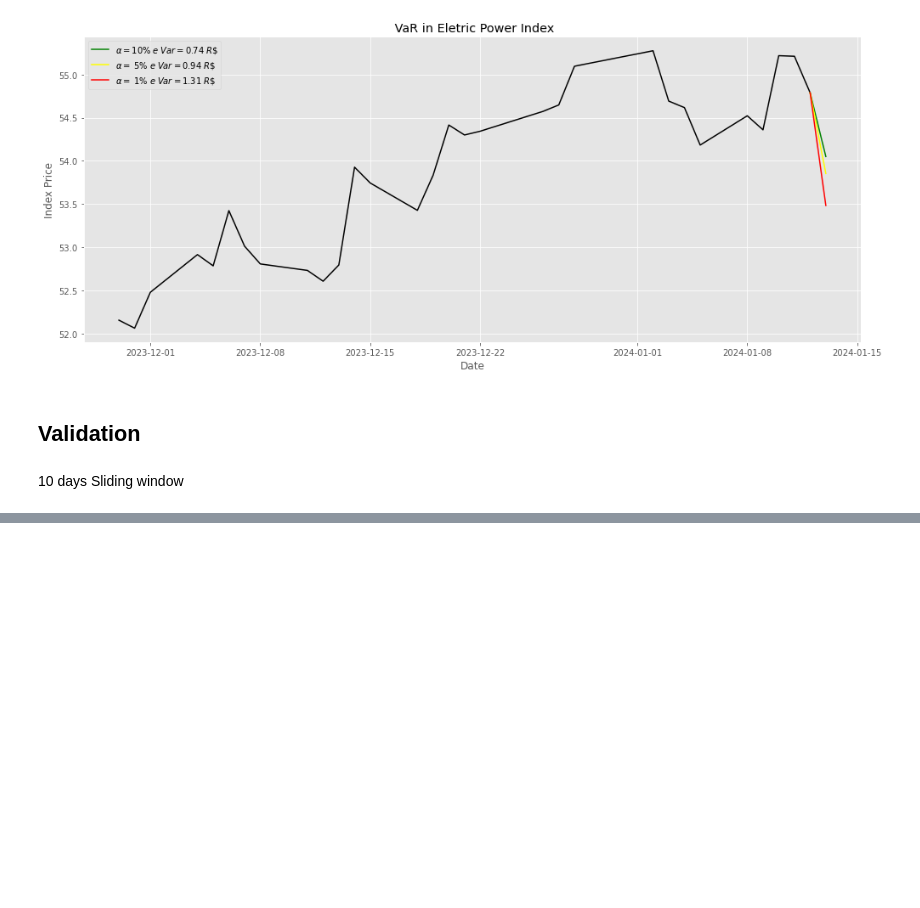
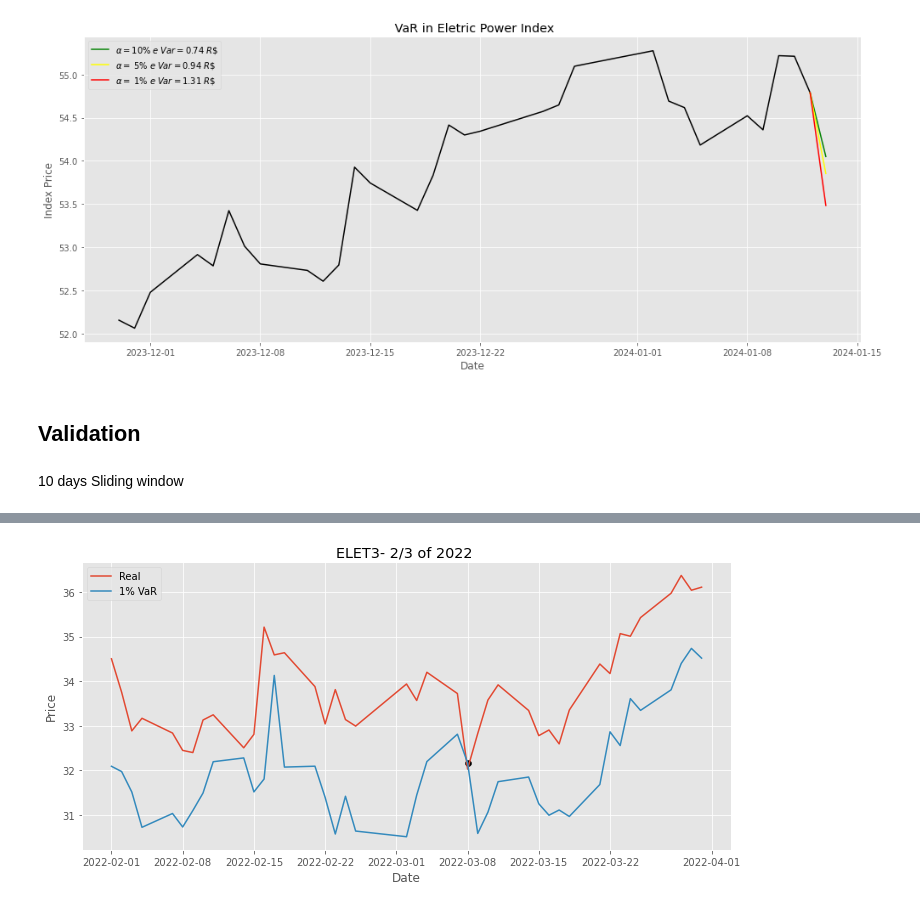
Before and after one commit to IsraelFPM/Risk-Analysis, a Jupyter notebook: ValueAtRisk.ipynb, the cells around one changed output, grey strips where cells are left out. Cells and saved outputs as stored; diff of their text form; code cells hidden in the pictures; blank space fills up the shorter version.

Commit message:
Adding sliding window plot

```diff
--- a/ValueAtRisk.ipynb
+++ b/ValueAtRisk.ipynb
@@ -354,8 +354,10 @@ serie = ticker.history(period="2y",start=start_date)
 serie.drop(serie.loc[serie['Open']==0].index,inplace=True) # Droping 0 values for stock price
 data_series['ELET3'] = serie['Open']
 # %%
+predict = pd.DataFrame()
 window_var = []
-for i in range(0,180):
+
+for i in range(0,len(data_series)-10):
     window = data_series.iloc[i:i+10]
     last_price = window.values[-1]
     Daily_return = window.pct_change().values[1:-1]
@@ -366,4 +368,10 @@ for i in range(0,180):
     Var01 = last_price*(Per01)
     # Minimun Stock Price
     Min01 = last_price+Var01
-    window_var.append(Min01)
+    window_var.append(Min01[0])
+
+
+predict['Date']= data_series.index[10:len(data_series)]
+predict['Real'] = data_series['ELET3'].values[10:len(data_series)]
+predict['Var'] = np.array(window_var)
+predict
@@ -384,0 +424,17 @@ plt.legend()
+# %%
+month1 = 2
+month2 = 3
+year = 2022
+interval = predict[((predict['Date'].dt.month == month1)|(predict['Date'].dt.month == month2))&((predict['Date'].dt.year == year))]
+Cross = interval.loc[interval['Real']<=interval['Var']]
+
+plt.title(f'ELET3- {month1}/{month2} of {year} ')
+plt.scatter(Cross['Date'],Cross['Var'],color = 'Black')
+plt.plot(interval['Date'],interval['Real'],label = 'Real')
+plt.plot(interval['Date'],interval['Var'],label = '1% VaR')
+plt.xlabel('Date')
+plt.ylabel('Price')
+plt.legend()
+plt.tight_layout()
+# %% [output]
+[figure, added]
```
Also changed, not shown: parts of 7 cells of this notebook.
